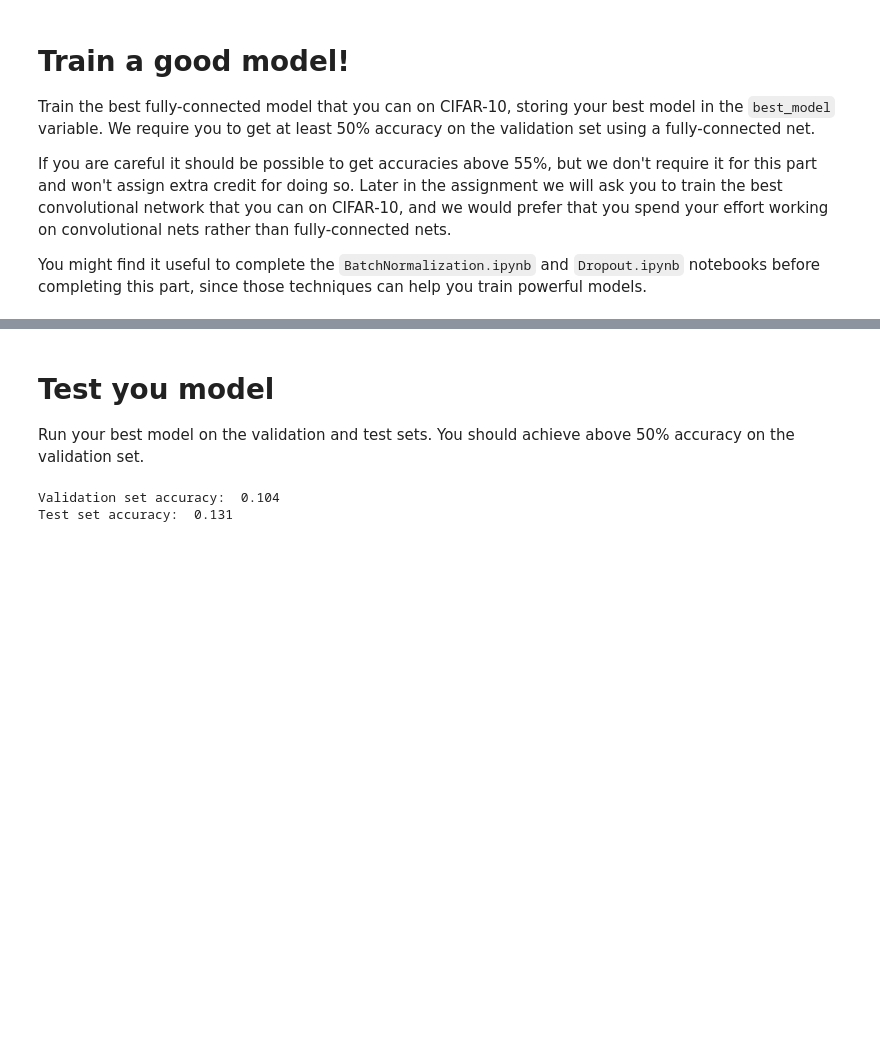
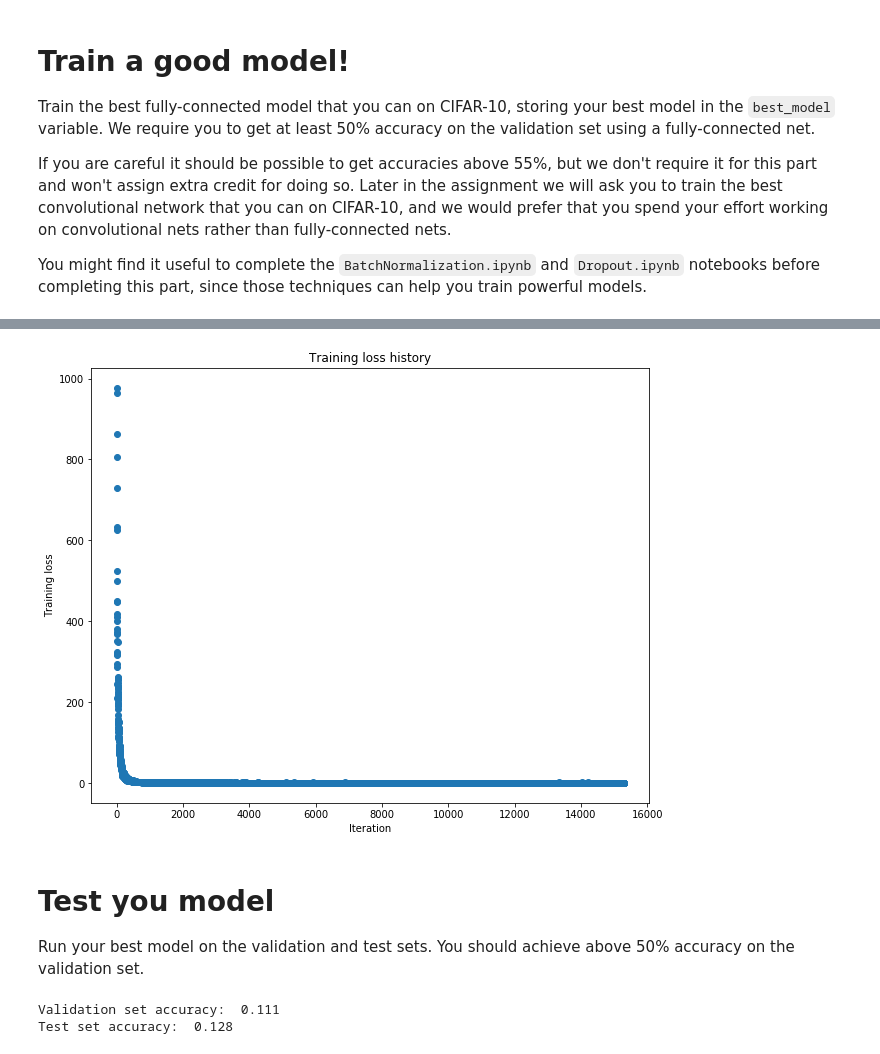
Before and after one commit to uusama/CS231n, a Jupyter notebook: assignment2/FullyConnectedNets.ipynb, the cells around one changed output, grey strips where cells are left out. Saved outputs shown, nothing was run; the diff lists cells and outputs as text; code cells hidden in the pictures; blank space fills up the shorter version.

```diff
--- a/assignment2/FullyConnectedNets.ipynb
+++ b/assignment2/FullyConnectedNets.ipynb
@@ -848,7 +851,7 @@ best_val = -1
 best_stats = None
 for lr in learning_rates:
             # Train the network
-            model = FullyConnectedNet([512, 256, 256],
+            model = FullyConnectedNet([800,512, 256, 128],
                 weight_scale=weight_scale, dtype=np.float64)
             solver = Solver(model, small_data,
                             print_every=10, num_epochs=20, batch_size=64,
@@ -907,3 +910,4 @@ best_model = model
+[figure, added]
 # %% [markdown]
 # Test you model
 Run your best model on the validation and test sets. You should achieve above 50% accuracy on the validation set.
@@ -913,5 +917,5 @@ y_val_pred = np.argmax(best_model.loss(data['X_val']), axis=1)
 print('Validation set accuracy: ', (y_val_pred == data['y_val']).mean())
 print('Test set accuracy: ', (y_test_pred == data['y_test']).mean())
 # %% [output]
-Validation set accuracy:  0.104
-Test set accuracy:  0.131
+Validation set accuracy:  0.111
+Test set accuracy:  0.128
```
Also changed, not shown: parts of 4 cells of this notebook, 1 other file.
